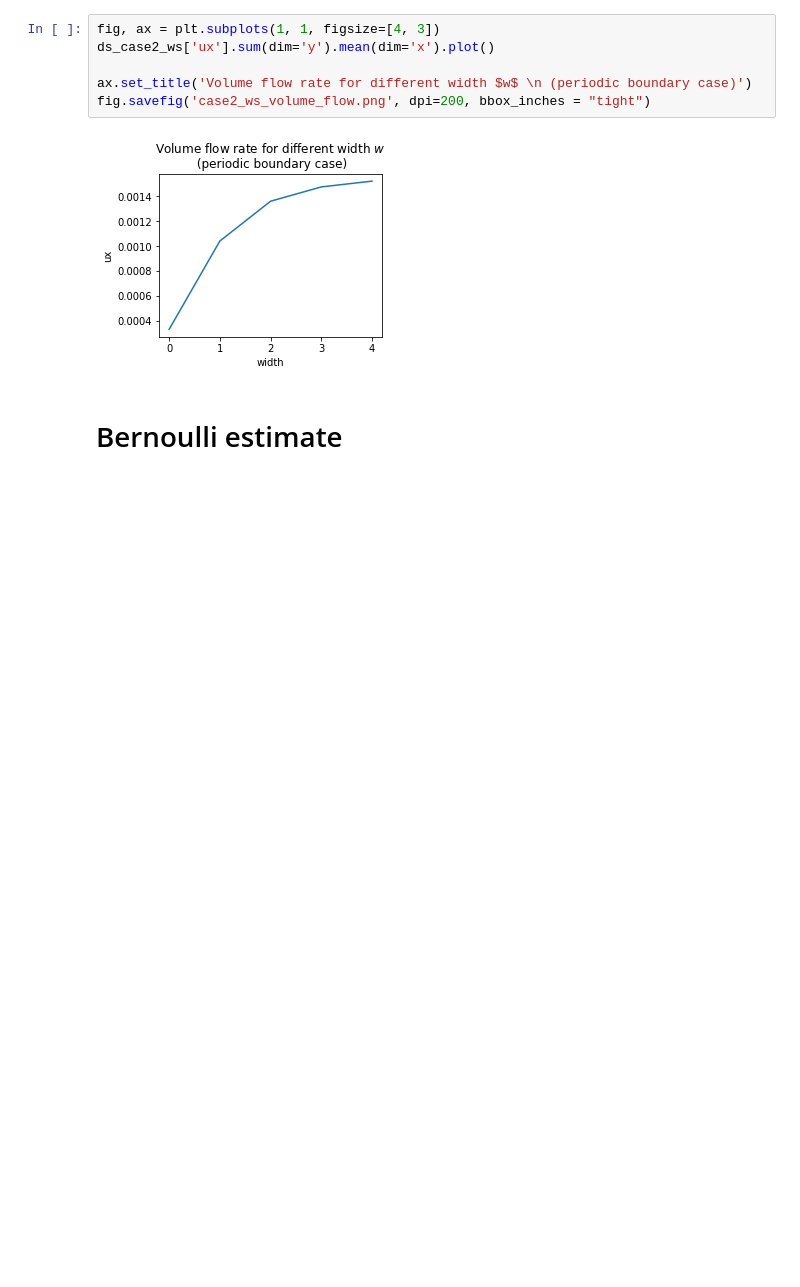
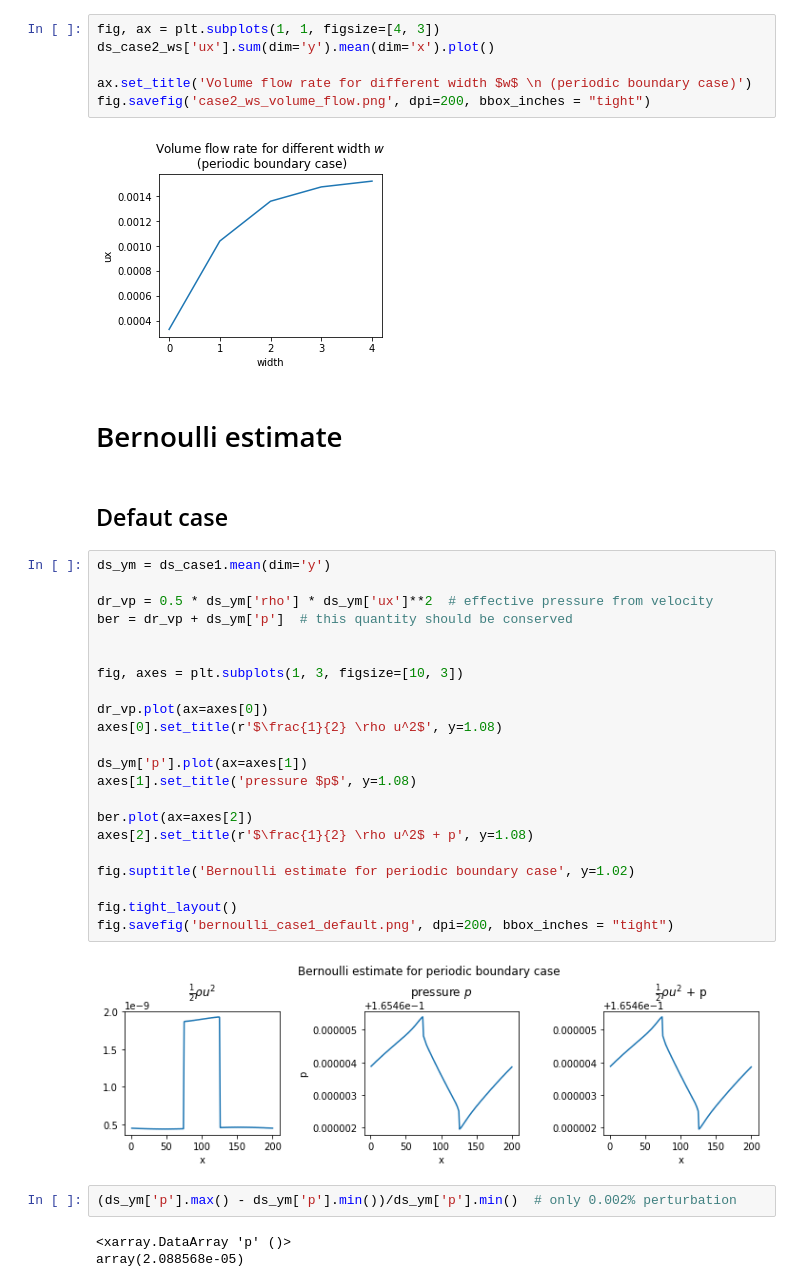
Before and after one commit to iacs-ac290r-2019-2/homework, a Jupyter notebook: HW2/JiaweiZhuang/use_LBM_solver.ipynb, the cells around one changed output. Saved outputs shown, nothing was run; the diff lists cells and outputs as text; blank space fills up the shorter version.

Commit message:
Finish all plotting code for HW2 Problem1

```diff
--- a/HW2/JiaweiZhuang/use_LBM_solver.ipynb
+++ b/HW2/JiaweiZhuang/use_LBM_solver.ipynb
@@ -453,3 +453,34 @@ fig.savefig('case2_ws_volume_flow.png', dpi=200, bbox_inches = "tight")
 [figure]
 # %% [markdown]
 # Bernoulli estimate
+# %% [markdown]
+## Defaut case
+# %%
+ds_ym = ds_case1.mean(dim='y')
+
+dr_vp = 0.5 * ds_ym['rho'] * ds_ym['ux']**2  # effective pressure from velocity
+ber = dr_vp + ds_ym['p']  # this quantity should be conserved
+
+
+fig, axes = plt.subplots(1, 3, figsize=[10, 3])
+
+dr_vp.plot(ax=axes[0])
+axes[0].set_title(r'$\frac{1}{2} \rho u^2$', y=1.08)
+
+ds_ym['p'].plot(ax=axes[1])
+axes[1].set_title('pressure $p$', y=1.08)
+
+ber.plot(ax=axes[2])
+axes[2].set_title(r'$\frac{1}{2} \rho u^2$ + p', y=1.08)
+
+fig.suptitle('Bernoulli estimate for periodic boundary case', y=1.02)
+
+fig.tight_layout()
+fig.savefig('bernoulli_case1_default.png', dpi=200, bbox_inches = "tight")
+# %% [output]
+[figure, added]
+# %%
+(ds_ym['p'].max() - ds_ym['p'].min())/ds_ym['p'].min()  # only 0.002% perturbation
+# %% [output]
+<xarray.DataArray 'p' ()>
+array(2.088568e-05)
```
Also changed, not shown: parts of 13 cells of this notebook.
